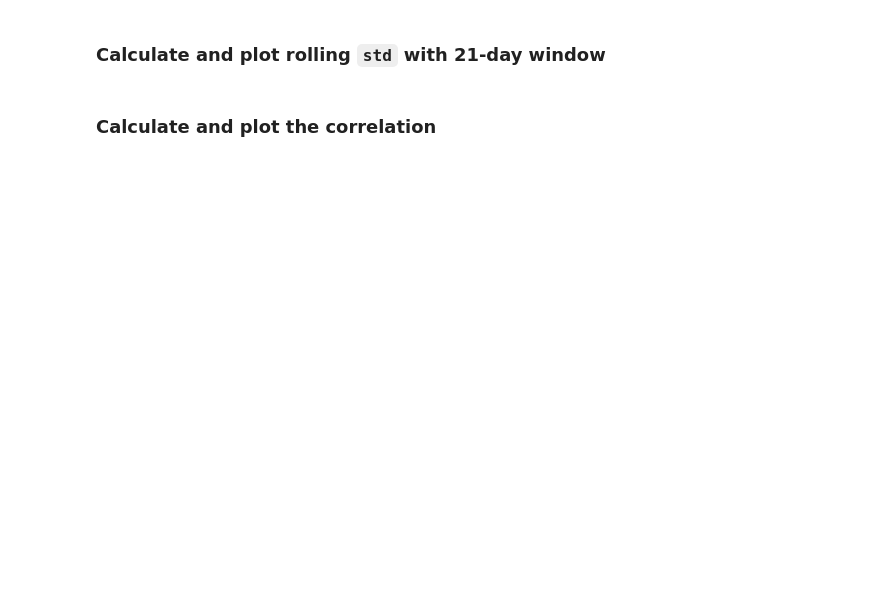
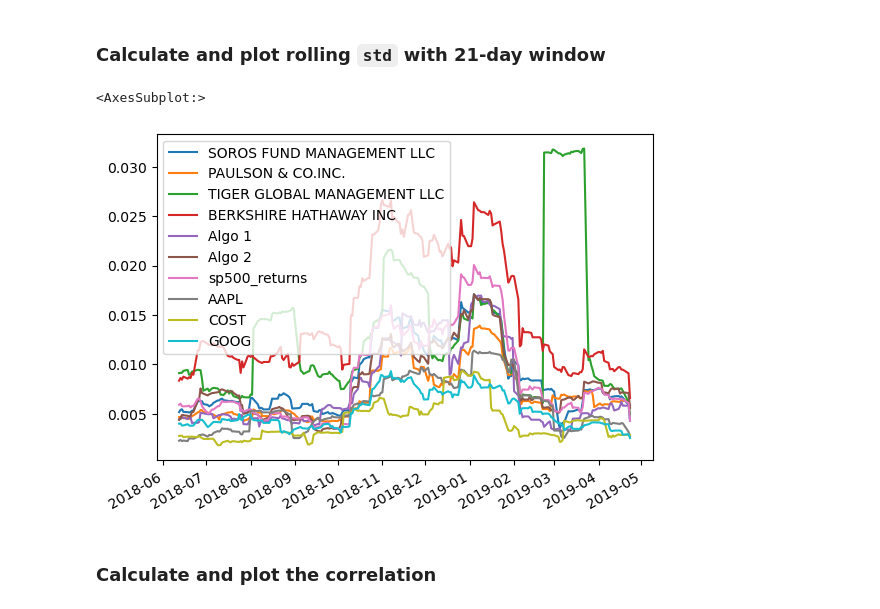
Before and after one commit to Dobinhom/Home-Work-4, a Jupyter notebook: whale_analysis.ipynb, the cells around one changed output. Drawn from its saved outputs; the diff is of its cells as text; code cells hidden in the pictures; blank space fills up the shorter version.

```diff
--- a/whale_analysis.ipynb
+++ b/whale_analysis.ipynb
@@ -350,8 +372,9 @@ custom_combined = pd.concat([aapl_data,cost_data,goog_data], axis='columns', joi
 # %%
 # Calculate daily returns
-cdaily_returns = custom_combined.pct_change()
-cdaily_return.head()
+portfolio = portfolio.pct_change()
+
 # Drop NAs
-
+portfolio = portfolio.dropna().copy()
 # Display sample data
+portfolio.head()
 # %% [output]
@@ -363,5 +392,6 @@ TypeError: unsupported operand type(s) for /: 'str' and 'str'
 weights = [1/3, 1/3, 1/3]
 
 # Calculate portfolio return
-
+weighted_returns = weights*portfolio
 # Display sample data
+weighted_returns.head ()
@@ -369,3 +407,5 @@ weights = [1/3, 1/3, 1/3]
 ## Join your portfolio returns to the DataFrame that contains all of the portfolio returns
 # %%
 # Join your returns DataFrame to the original returns DataFrame
+new_combined = pd.concat([combine, weighted_returns], axis='columns', join='inner')
+new_combined
@@ -372,5 +426,6 @@ weights = [1/3, 1/3, 1/3]
 # %%
 # Only compare dates where return data exists for all the stocks (drop NaNs)
+new_combined = new_combined.dropna().copy()
 # %% [markdown]
 ## Re-run the risk analysis with your portfolio to see how it compares to the others
 # %% [markdown]
@@ -381,8 +450,11 @@ weights = [1/3, 1/3, 1/3]
 ### Calculate and plot rolling `std` with 21-day window
 # %%
 # Calculate rolling standard deviation
-
+new_combined.rolling(window=21).std().plot()
 # Plot rolling standard deviation
+# %% [output]
+<AxesSubplot:>
+[figure, added]
 # %% [markdown]
 ### Calculate and plot the correlation
 # %%
```
Also changed, not shown: parts of 14 cells of this notebook.
